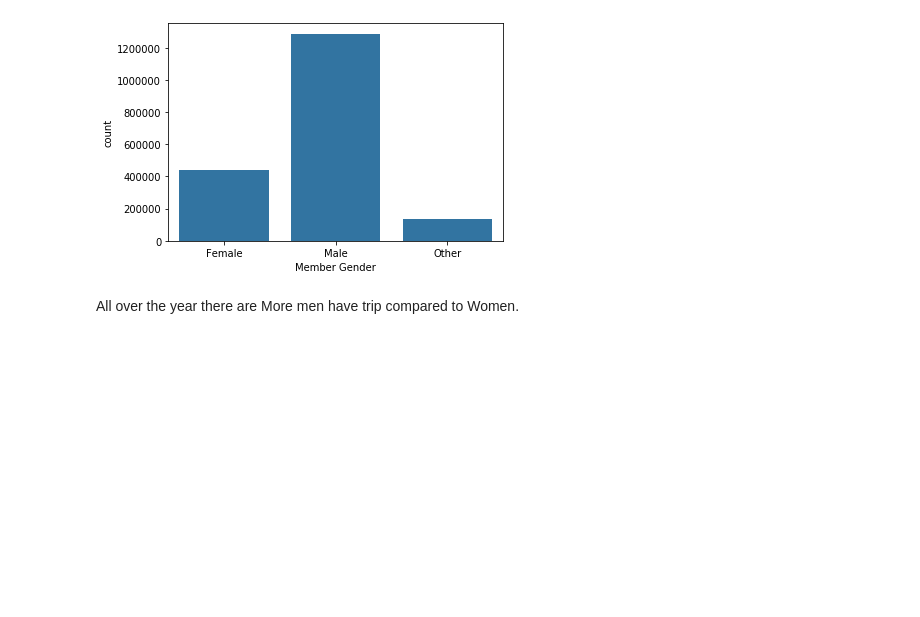
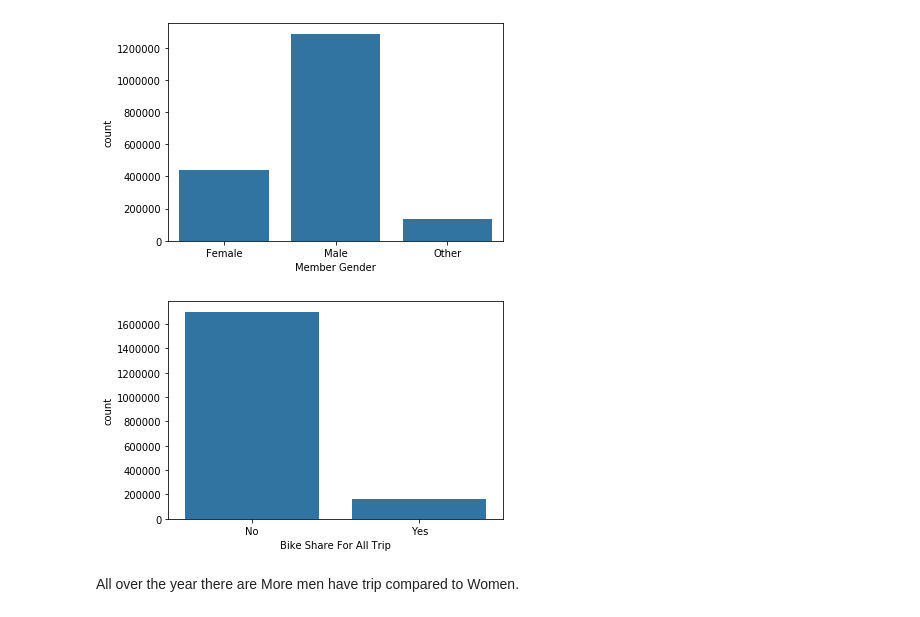
Before and after one commit to furawa/Data_Analyst_Udacity_Projects, a Jupyter notebook: 05_Communicate_Data/ford_gobike_exploration.ipynb, the cells around one changed output. Drawn from its saved outputs; the diff is of its cells as text; code cells hidden in the pictures; blank space fills up the shorter version.

Commit message:
feat: Add new feature plot

```diff
--- a/05_Communicate_Data/ford_gobike_exploration.ipynb
+++ b/05_Communicate_Data/ford_gobike_exploration.ipynb
@@ -254,0 +257,5 @@ plt.xlabel('Member Gender');
+# %%
+sb.countplot(data = baywheels_data, x = 'bike_share_for_all_trip', color = base_color)
+plt.xlabel('Bike Share For All Trip');
+# %% [output]
+[figure, added]
```
Also changed, not shown: parts of 3 cells of this notebook.
